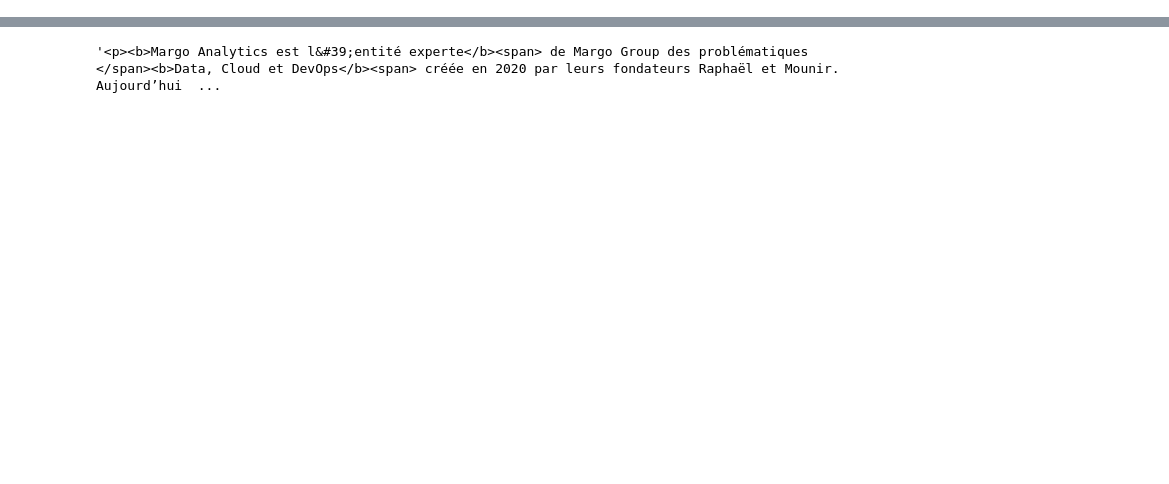
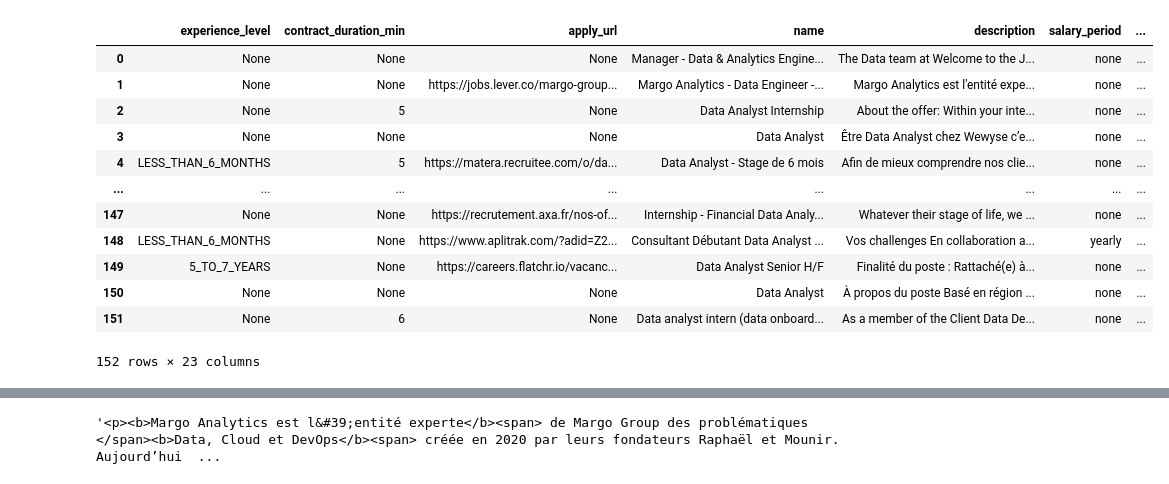
Before and after one commit to dsteddy/Projet_3, a Jupyter notebook: Data_scraping.ipynb, the cells around one changed output, grey strips where cells are left out. Drawn from its saved outputs; the diff is of its cells as text; code cells hidden in the pictures; blank space fills up the shorter version.

Commit message:
clean_txt_name

```diff
--- a/Data_scraping.ipynb
+++ b/Data_scraping.ipynb
@@ -100,7 +100,7 @@ def job_offers_wtj(
     df = full_df.drop(columns=cols_to_drop)
     return df
 # %%
-df = job_offers_wtj("data analyst", 1)
+df = job_offers_wtj("data analyst", 5)
 # %%
 from bs4 import BeautifulSoup
 import pandas as pd
@@ -114,0 +117,16 @@ df["organization.description"] = df["organization.description"].apply(clean_html
+# %%
+df
+# %% [output]
+|  | experience_level | contract_duration_min | apply_url | name | description | salary_period | ... |
+| 0 | None | None | None | Manager - Data & Analytics Engine... | The Data team at Welcome to the J... | none | ... |
+| 1 | None | None | https://jobs.lever.co/margo-group... | Margo Analytics - Data Engineer -... | Margo Analytics est l'entité expe... | none | ... |
+| 2 | None | 5 | None | Data Analyst Internship | About the offer: Within your inte... | none | ... |
+| 3 | None | None | None | Data Analyst | Être Data Analyst chez Wewyse c’e... | none | ... |
+| 4 | LESS_THAN_6_MONTHS | 5 | https://matera.recruitee.com/o/da... | Data Analyst - Stage de 6 mois | Afin de mieux comprendre nos clie... | none | ... |
+| ... | ... | ... | ... | ... | ... | ... | ... |
+| 147 | None | None | https://recrutement.axa.fr/nos-of... | Internship - Financial Data Analy... | Whatever their stage of life, we ... | none | ... |
+| 148 | LESS_THAN_6_MONTHS | None | https://www.aplitrak.com/?adid=Z2... | Consultant Débutant Data Analyst ... | Vos challenges En collaboration a... | yearly | ... |
+| 149 | 5_TO_7_YEARS | None | https://careers.flatchr.io/vacanc... | Data Analyst Senior H/F | Finalité du poste : Rattaché(e) à... | none | ... |
+| 150 | None | None | None | Data Analyst | À propos du poste Basé en région ... | none | ... |
+| 151 | None | 6 | None | Data analyst intern (data onboard... | As a member of the Client Data De... | none | ... |
+152 rows × 23 columns
```
Also changed, not shown: parts of 4 cells of this notebook, 4 other files.
